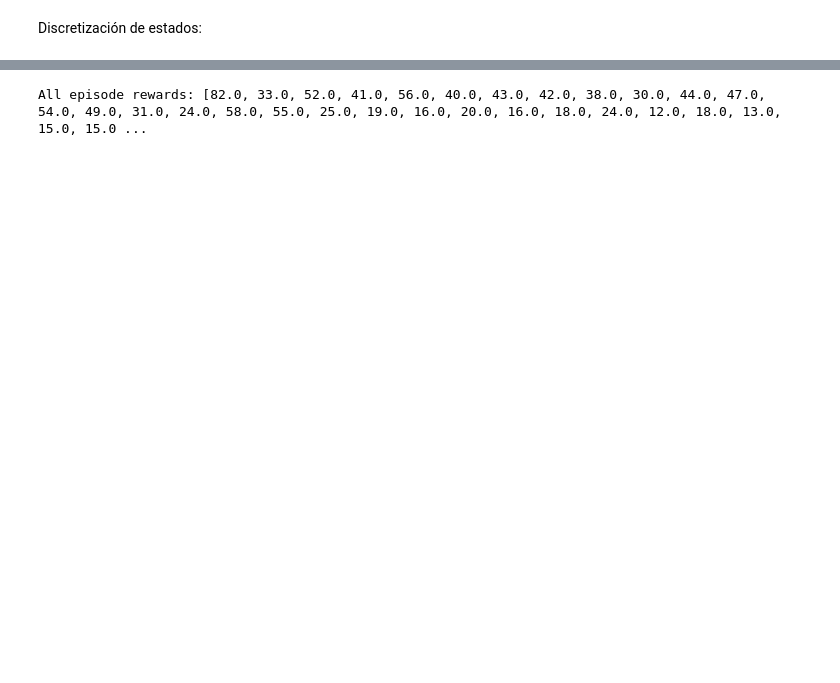
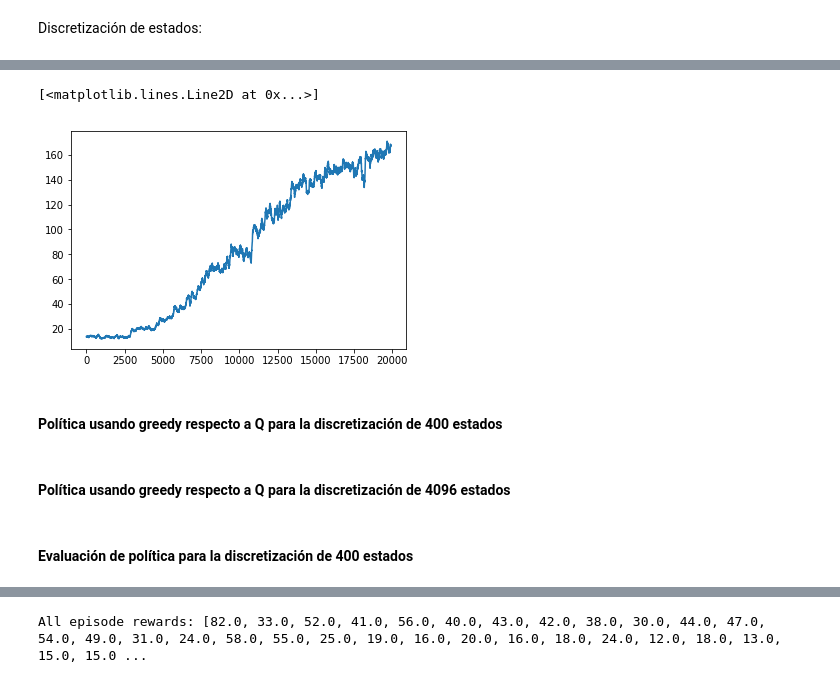
Before and after one commit to santiagorodavil/tareas_reinfocement, a Jupyter notebook: Taller4/Taller4.ipynb, the cells around one changed output, grey strips where cells are left out. Drawn from its saved outputs; the diff is of its cells as text; code cells hidden in the pictures; blank space fills up the shorter version.

```diff
--- a/Taller4/Taller4.ipynb
+++ b/Taller4/Taller4.ipynb
@@ -223,18 +97,0 @@ for state_4096 in states_4096:
-# %%
-
-rwds=[]
-for _ in range(100):
-    observation = env.reset()
-    r=0
-    while True:
-        action = policy[discretize_4096(observation)]
-        env.render(mode = "human")
-        observation, reward, terminated, truncated = env.step(action)
-        r+=reward
-
-        if terminated or truncated:
-            observation = env.reset()
-            rwds.append(r)
-            break
-env.close()
-print(np.mean(rwds))
@@ -413,0 +234,17 @@ Episode 1: reward: 38.000, steps: 38
+# %%
+Gs_4096_Qlearn=[]
+
+for i in range(experimentos):
+    Q_4096_Qlearn=init_Q_4096()
+    Gs_experimento=[]
+    for i in tqdm(range(episodios_aprendizaje)):
+        Q_4096_Qlearn,G=Q_Learning_4096(Q_4096_Qlearn)
+        Gs_experimento.append(G)
+    Gs_4096_Qlearn.append(Gs_experimento)
+# %%
+plt.plot(running_mean(np.mean(Gs_4096_Qlearn,axis=0),100))
+# %% [output]
+[<matplotlib.lines.Line2D at 0x...>]
+[figure, added]
+# %% [markdown]
+#### Política usando greedy respecto a Q para la discretización de 400 estados
@@ -413,0 +255,2 @@ Episode 1: reward: 38.000, steps: 38
+# %% [markdown]
+#### Política usando greedy respecto a Q para la discretización de 4096 estados
@@ -413,0 +261,2 @@ Episode 1: reward: 38.000, steps: 38
+# %% [markdown]
+ #### Evaluación de política para la discretización de 400 estados
```
Also changed, not shown: parts of 76 cells of this notebook, 4 other files.
